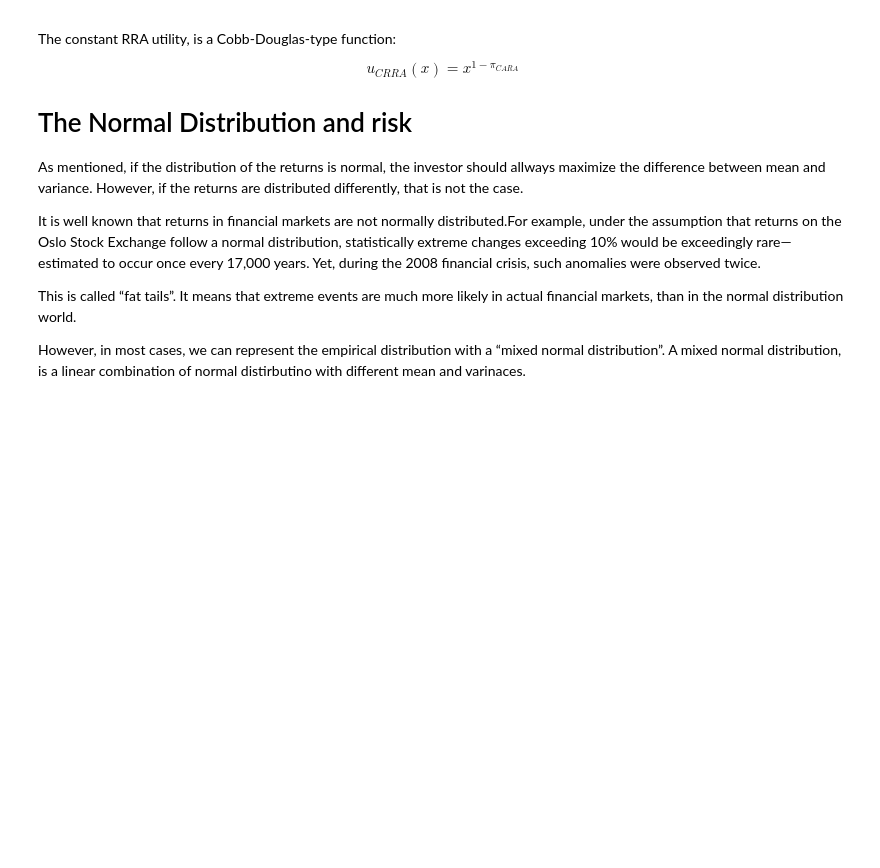
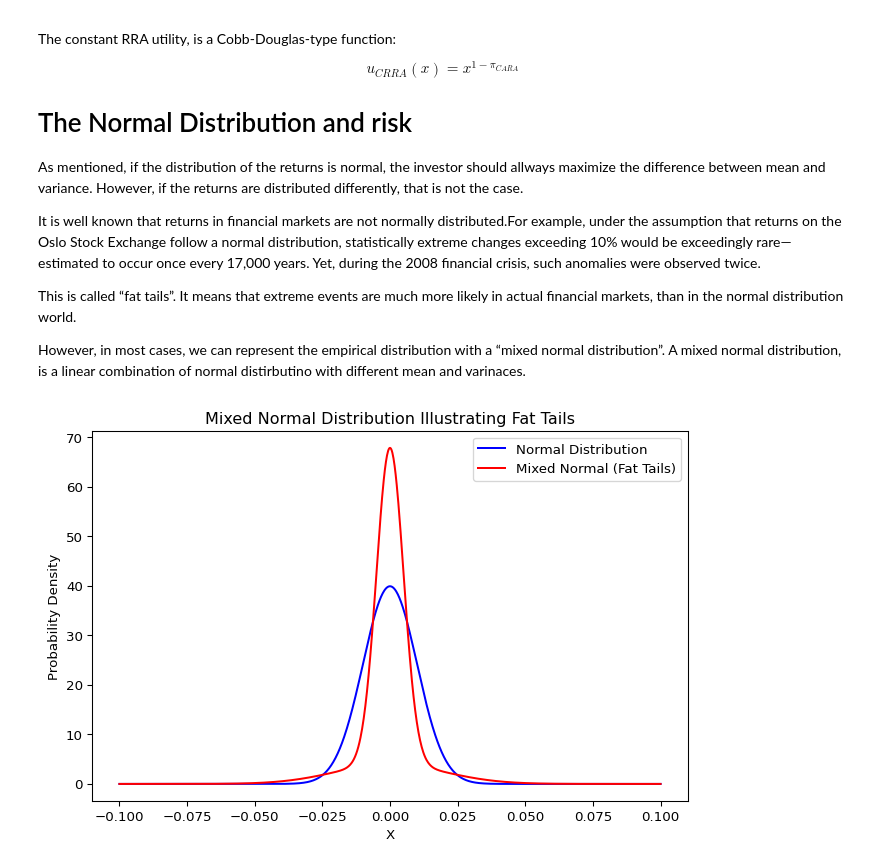
Before and after one commit to uit-sok-3011-h24/uit-sok-3011-h24.github.io, a Jupyter notebook: finans/2-expectation_utility.ipynb, the cells around one changed output. Drawn from its saved outputs; the diff is of its cells as text; code cells hidden in the pictures; blank space fills up the shorter version.

```diff
--- a/finans/2-expectation_utility.ipynb
+++ b/finans/2-expectation_utility.ipynb
@@ -565,3 +565,35 @@ world.
 However, in most cases, we can represent the empirical distribution with
 a “mixed normal distribution”. A mixed normal distribution, is a linear
 combination of normal distirbutino with different mean and varinaces.
+# %%
+import numpy as np
+import matplotlib.pyplot as plt
+from scipy.stats import norm
+
+#Set range
+MAX_MIN = 0.1
+x_vals = np.linspace(-MAX_MIN, MAX_MIN, 1000)
+
+# Create the plot using fig and ax
+fig, ax = plt.subplots(figsize=(8, 5))
+
+#Calculate mean and std:
+rmean = 0
+rstd = 0.01
+
+# Normal distribution and mixed normal distribution:
+norm_dist    =     norm.pdf(x_vals, loc=rmean, scale=rstd)
+fat_tails = (0.8 * norm.pdf(x_vals, loc=rmean, scale=rstd*0.5)
+           + 0.2 * norm.pdf(x_vals, loc=rmean, scale=rstd*2))
+
+# Plotting
+ax.plot(x_vals, norm_dist, label="Normal Distribution", color='blue')
+ax.plot(x_vals, fat_tails, label="Mixed Normal (Fat Tails)", color='red')
+
+# Set title, labels, and grid and legend
+ax.set_title('Mixed Normal Distribution Illustrating Fat Tails')
+ax.set_xlabel('X')
+ax.set_ylabel('Probability Density')
+ax.legend()
+# %% [output]
+[figure, added]
```
Also changed, not shown: parts of 7 cells of this notebook, 6 other files.
